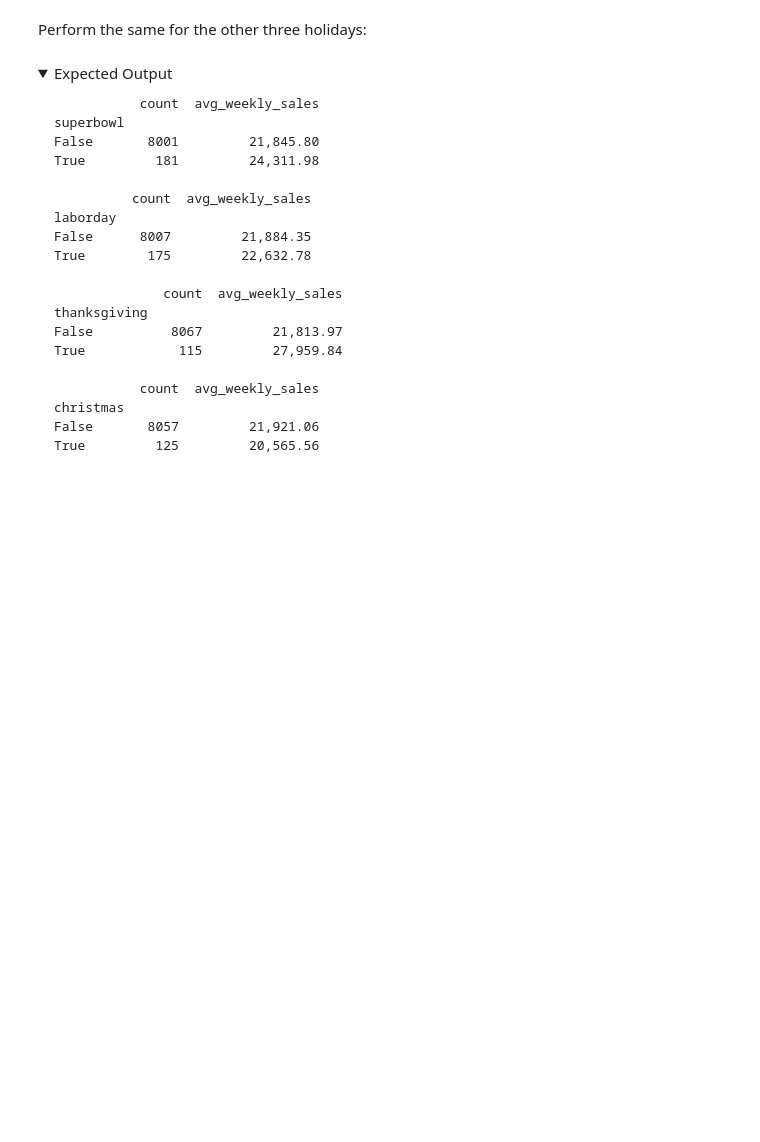
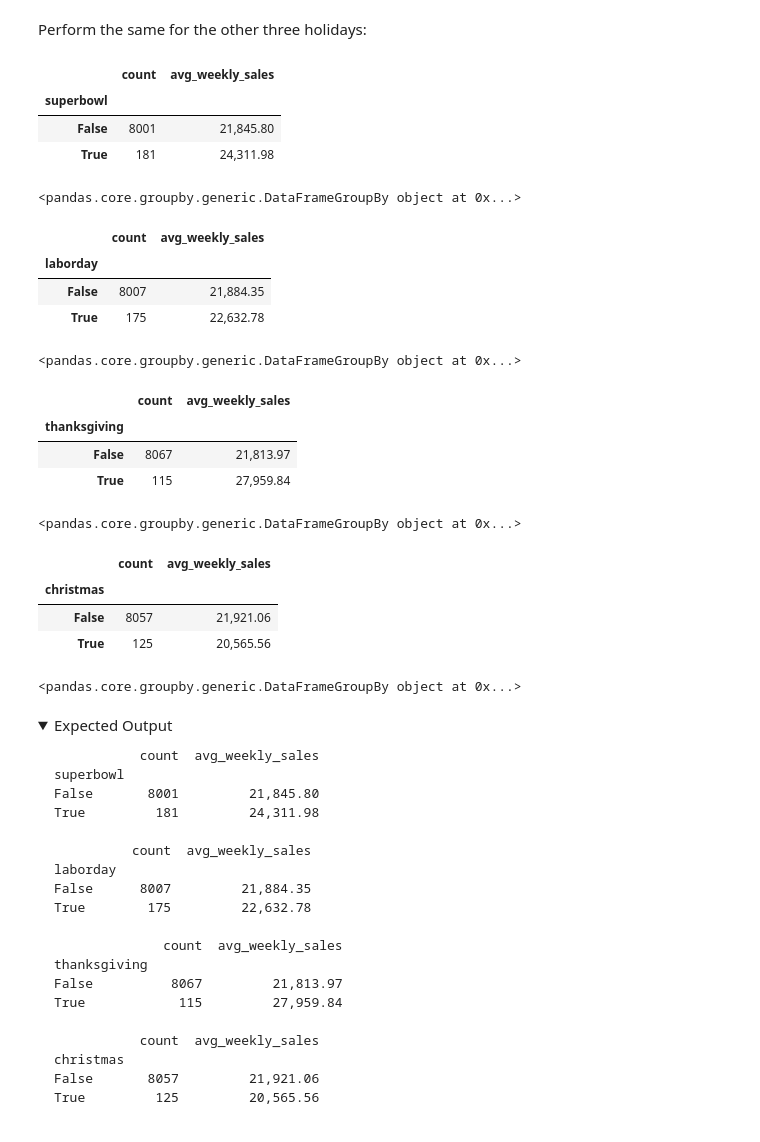
Before and after one commit to safia-bashir/fourthbrain-week3, a Jupyter notebook: assignments/week-04-data-eng-airflow/nb/walmart-sales-data.ipynb, the cells around one changed output. Drawn from its saved outputs; the diff is of its cells as text; code cells hidden in the pictures; folded sections open; blank space fills up the shorter version.

```diff
--- a/assignments/week-04-data-eng-airflow/nb/walmart-sales-data.ipynb
+++ b/assignments/week-04-data-eng-airflow/nb/walmart-sales-data.ipynb
@@ -621,11 +632,35 @@ Perform the same for the other three holidays:
 # %%
 holidays = ['superbowl', 'laborday', 'thanksgiving', 'christmas']
 for holiday in holidays:
     summary_stats = df_train.groupby([holiday])\
         # YOUR CODE HERE
         # YOUR CODE HERE
+    df_train.groupby([holiday])\
+        .agg(count = (holiday, 'size'),
+             avg_weekly_sales= ('Weekly_Sales','mean'))
     print(summary_stats)
     print()
+# %% [output]
+|  | count | avg_weekly_sales |
+| superbowl |  |  |
+| False | 8001 | 21,845.80 |
+| True | 181 | 24,311.98 |
+<pandas.core.groupby.generic.DataFrameGroupBy object at 0x...>
+|  | count | avg_weekly_sales |
+| laborday |  |  |
+| False | 8007 | 21,884.35 |
+| True | 175 | 22,632.78 |
+<pandas.core.groupby.generic.DataFrameGroupBy object at 0x...>
+|  | count | avg_weekly_sales |
+| thanksgiving |  |  |
+| False | 8067 | 21,813.97 |
+| True | 115 | 27,959.84 |
+<pandas.core.groupby.generic.DataFrameGroupBy object at 0x...>
+|  | count | avg_weekly_sales |
+| christmas |  |  |
+| False | 8057 | 21,921.06 |
+| True | 125 | 20,565.56 |
+<pandas.core.groupby.generic.DataFrameGroupBy object at 0x...>
 # %% [markdown]
 <details>
 <summary>Expected Output</summary>
```
Also changed, not shown: parts of 7 cells of this notebook.
